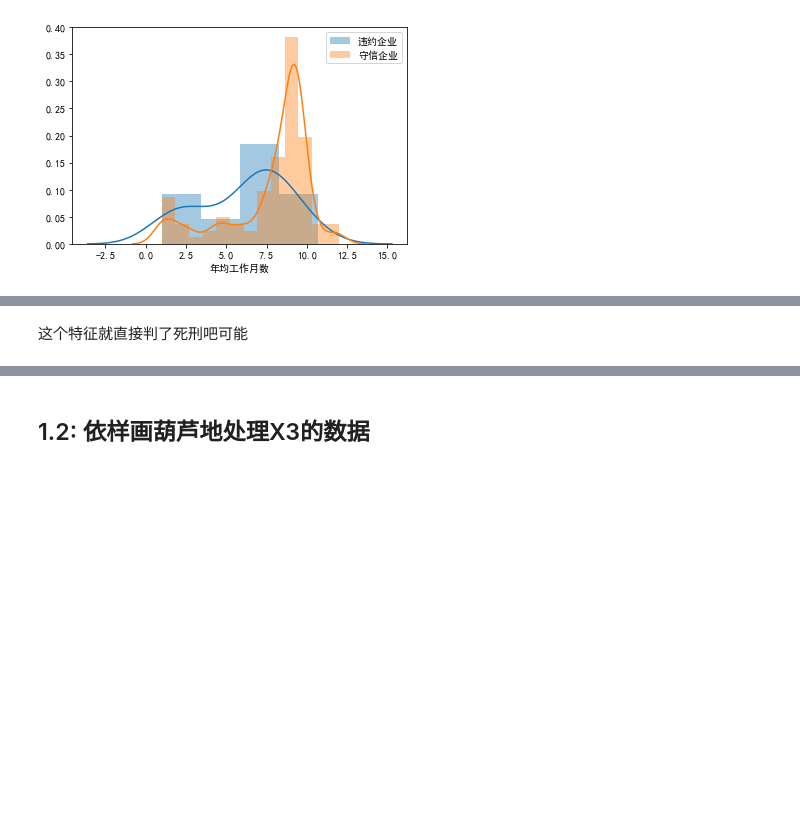
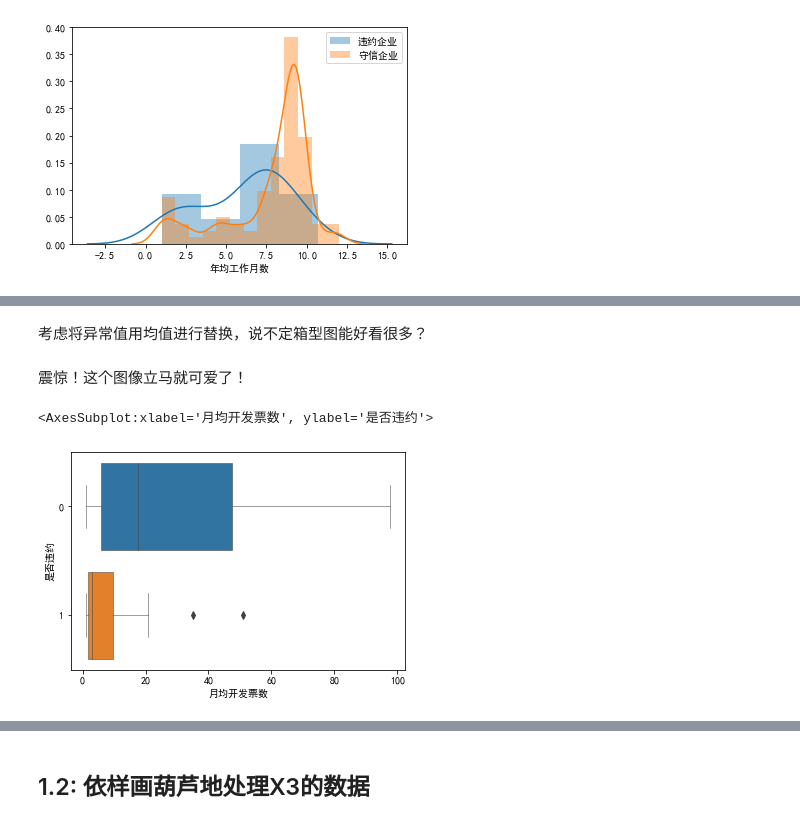
Before and after one commit to oujinsaiaishijian/Feature_engineering_with_2020C, a Jupyter notebook: Find_new_features.ipynb, the cells around one changed output, grey strips where cells are left out. Cells and saved outputs as stored; diff of their text form; code cells hidden in the pictures; blank space fills up the shorter version.

```diff
--- a/Find_new_features.ipynb
+++ b/Find_new_features.ipynb
@@ -170,3 +167,3 @@ sns.boxplot(x=X_2_cleaned['月均开发票数'], y=labels, linewidth=0.5,orient=
 [figure]
-# %% [markdown]
-这个特征就直接判了死刑吧可能
+# %% [markdown]
+考虑将异常值用均值进行替换，说不定箱型图能好看很多？
@@ -172,0 +178,7 @@ sns.boxplot(x=X_2_cleaned['月均开发票数'], y=labels, linewidth=0.5,orient=
+# %% [markdown]
+震惊！这个图像立马就可爱了！
+# %%
+sns.boxplot(x=X_2_cleaned['月均开发票数'], y=labels, linewidth=0.5,orient='h')
+# %% [output]
+<AxesSubplot:xlabel='月均开发票数', ylabel='是否违约'>
+[figure, added]
```
Also changed, not shown: parts of 24 cells of this notebook, 1 other file.
